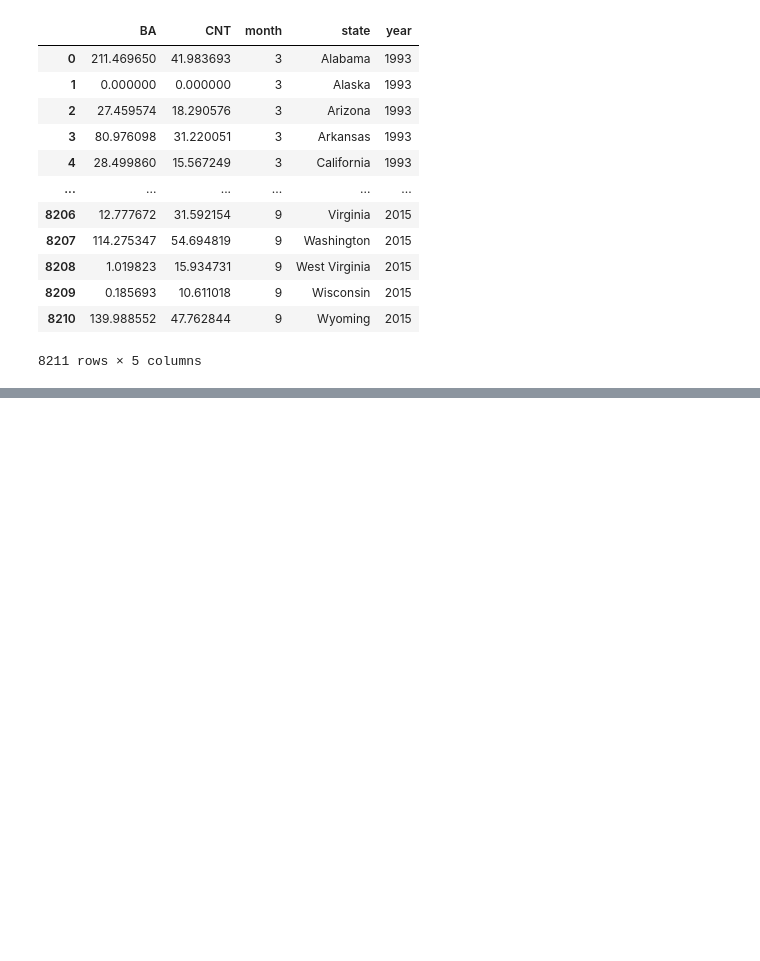
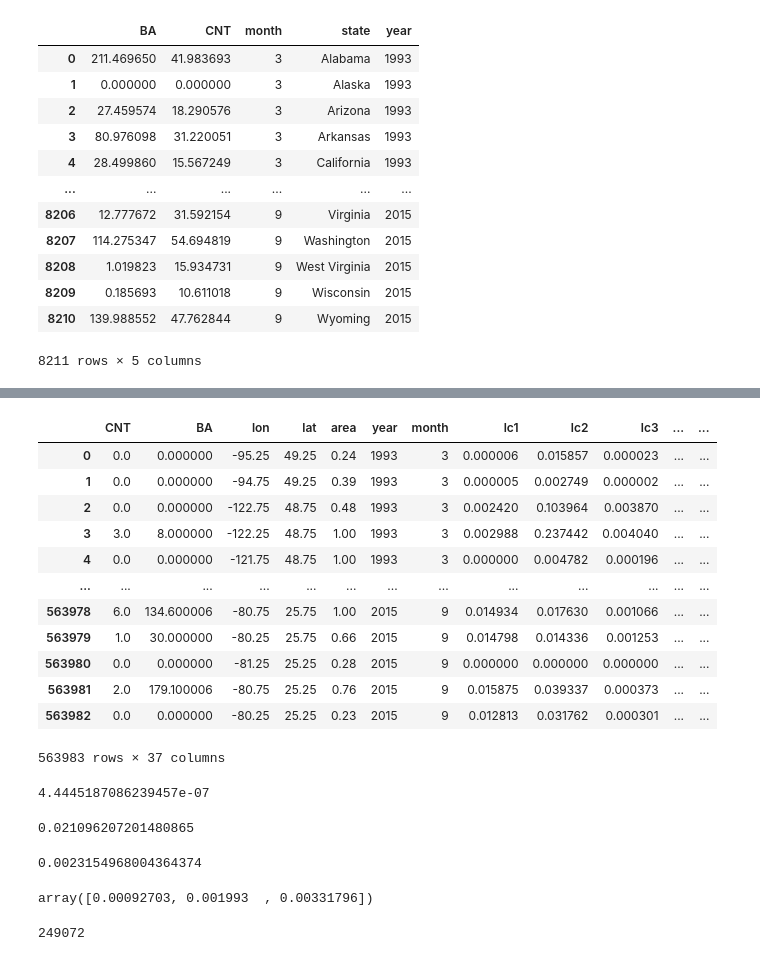
Before and after one commit to seorimpark/MATH517team2-3, a Jupyter notebook: Code/Visualisation_specific.ipynb, the cells around one changed output, grey strips where cells are left out. Drawn from its saved outputs; the diff is of its cells as text; code cells hidden in the pictures; blank space fills up the shorter version.

```diff
--- a/Code/Visualisation_specific.ipynb
+++ b/Code/Visualisation_specific.ipynb
@@ -471,0 +490,36 @@ dftemp1.to_csv("BA_CNT_per_state.csv")
+# %%
+df1
+# %% [output]
+|  | CNT | BA | lon | lat | area | year | month | lc1 | lc2 | lc3 | ... | ... |
+| 0 | 0.0 | 0.000000 | -95.25 | 49.25 | 0.24 | 1993 | 3 | 0.000006 | 0.015857 | 0.000023 | ... | ... |
+| 1 | 0.0 | 0.000000 | -94.75 | 49.25 | 0.39 | 1993 | 3 | 0.000005 | 0.002749 | 0.000002 | ... | ... |
+| 2 | 0.0 | 0.000000 | -122.75 | 48.75 | 0.48 | 1993 | 3 | 0.002420 | 0.103964 | 0.003870 | ... | ... |
+| 3 | 3.0 | 8.000000 | -122.25 | 48.75 | 1.00 | 1993 | 3 | 0.002988 | 0.237442 | 0.004040 | ... | ... |
+| 4 | 0.0 | 0.000000 | -121.75 | 48.75 | 1.00 | 1993 | 3 | 0.000000 | 0.004782 | 0.000196 | ... | ... |
+| ... | ... | ... | ... | ... | ... | ... | ... | ... | ... | ... | ... | ... |
+| 563978 | 6.0 | 134.600006 | -80.75 | 25.75 | 1.00 | 2015 | 9 | 0.014934 | 0.017630 | 0.001066 | ... | ... |
+| 563979 | 1.0 | 30.000000 | -80.25 | 25.75 | 0.66 | 2015 | 9 | 0.014798 | 0.014336 | 0.001253 | ... | ... |
+| 563980 | 0.0 | 0.000000 | -81.25 | 25.25 | 0.28 | 2015 | 9 | 0.000000 | 0.000000 | 0.000000 | ... | ... |
+| 563981 | 2.0 | 179.100006 | -80.75 | 25.25 | 0.76 | 2015 | 9 | 0.015875 | 0.039337 | 0.000373 | ... | ... |
+| 563982 | 0.0 | 0.000000 | -80.25 | 25.25 | 0.23 | 2015 | 9 | 0.012813 | 0.031762 | 0.000301 | ... | ... |
+563983 rows × 37 columns
+# %%
+np.min(df1["clim10"])
+# %% [output]
+4.4445187086239457e-07
+# %%
+np.max(df1["clim10"])
+# %% [output]
+0.021096207201480865
+# %%
+np.mean(df1["clim10"])
+# %% [output]
+0.0023154968004364374
+# %%
+np.quantile(df1["clim10"],[0.25,0.5,0.75])
+# %% [output]
+array([0.00092703, 0.001993  , 0.00331796])
+# %%
+len(df1["clim10"].unique())
+# %% [output]
+249072
```
Also changed, not shown: parts of 3 cells of this notebook, 6 other files.
